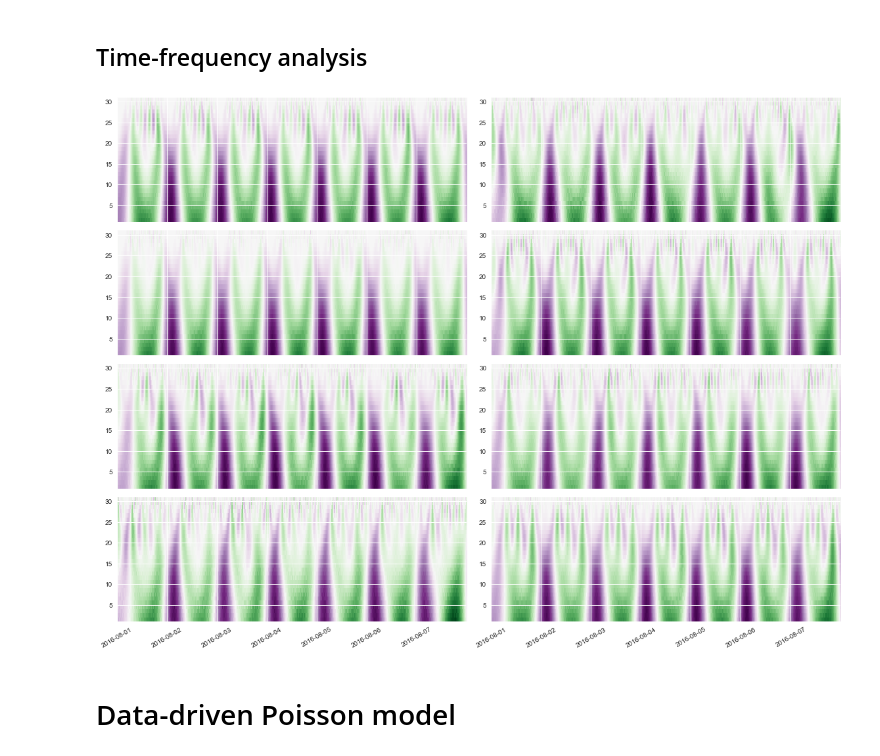
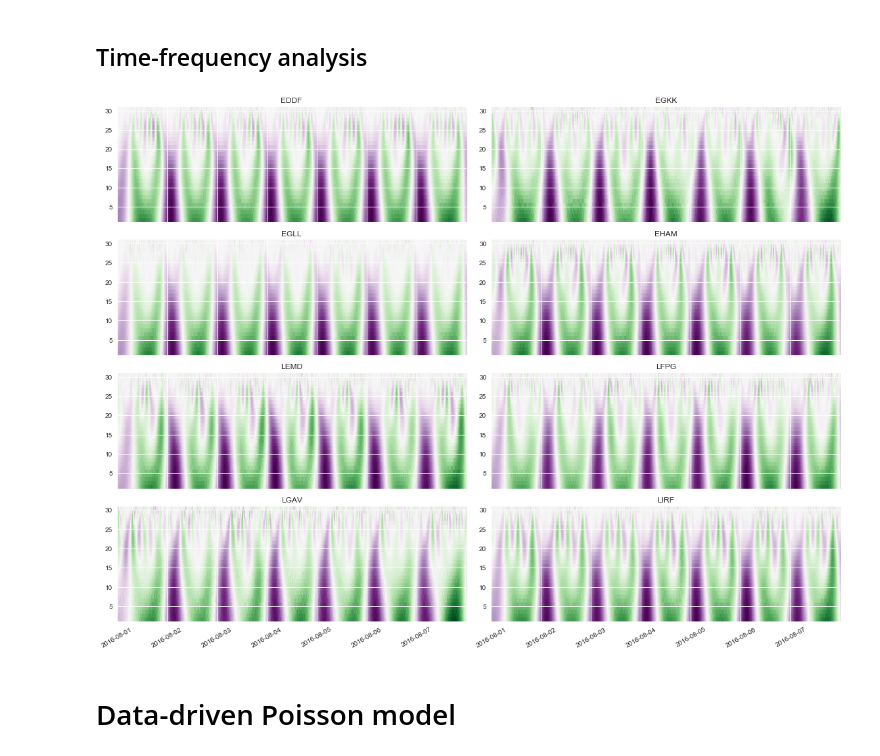
Before and after one commit to clancia/air-traffic-data-driven-modelling, a Jupyter notebook: air_traffic_analysis.ipynb, the cells around one changed output. Saved outputs shown, nothing was run; the diff lists cells and outputs as text; code cells hidden in the pictures.

```diff
--- a/air_traffic_analysis.ipynb
+++ b/air_traffic_analysis.ipynb
@@ -497,28 +502,29 @@ adftest
 # %%
 # time-continuous wavelet analysis
 # to highlight the presence of a mode with daily periodicity
 # for convenience the analysis is performed on a single week
 f, axes = plt.subplots(nairp//2, 2, sharex=True)
 widths = np.arange(1, 31)
 weekstr = '2016-08-01'
 weekend = '2016-08-07'
 xticks = [144*i for i in range(7)]
 xticklabels = ['2016-08-01', '2016-08-02', '2016-08-03', '2016-08-04',
                '2016-08-05', '2016-08-06', '2016-08-07']
 
 for ax, code in zip(axes.flatten(), CODES):
     df = m3_bin[code].loc['2016-08-01':'2016-08-07']
     cwtmatr, freqs = pywt.cwt(df, widths, 'mexh')
     im = ax.imshow(cwtmatr, extent=[0, len(df), 1, 31], cmap='PRGn', aspect='auto',
                vmax=abs(cwtmatr).max(), vmin=-abs(cwtmatr).max())
     ax.set_xticks(xticks)
     ax.set_xticklabels(xticklabels, rotation=30)
+    ax.set_title(code)
 
 f.set_size_inches(2*nairp, 1.5*nairp)
 f.tight_layout()
 plt.show()
 # %% [output]
-[figure, old version]
+[figure, new version]
 # %% [markdown]
 # Data-driven Poisson model
 # %%
```
Also changed, not shown: parts of 37 cells of this notebook, 2 other files.
